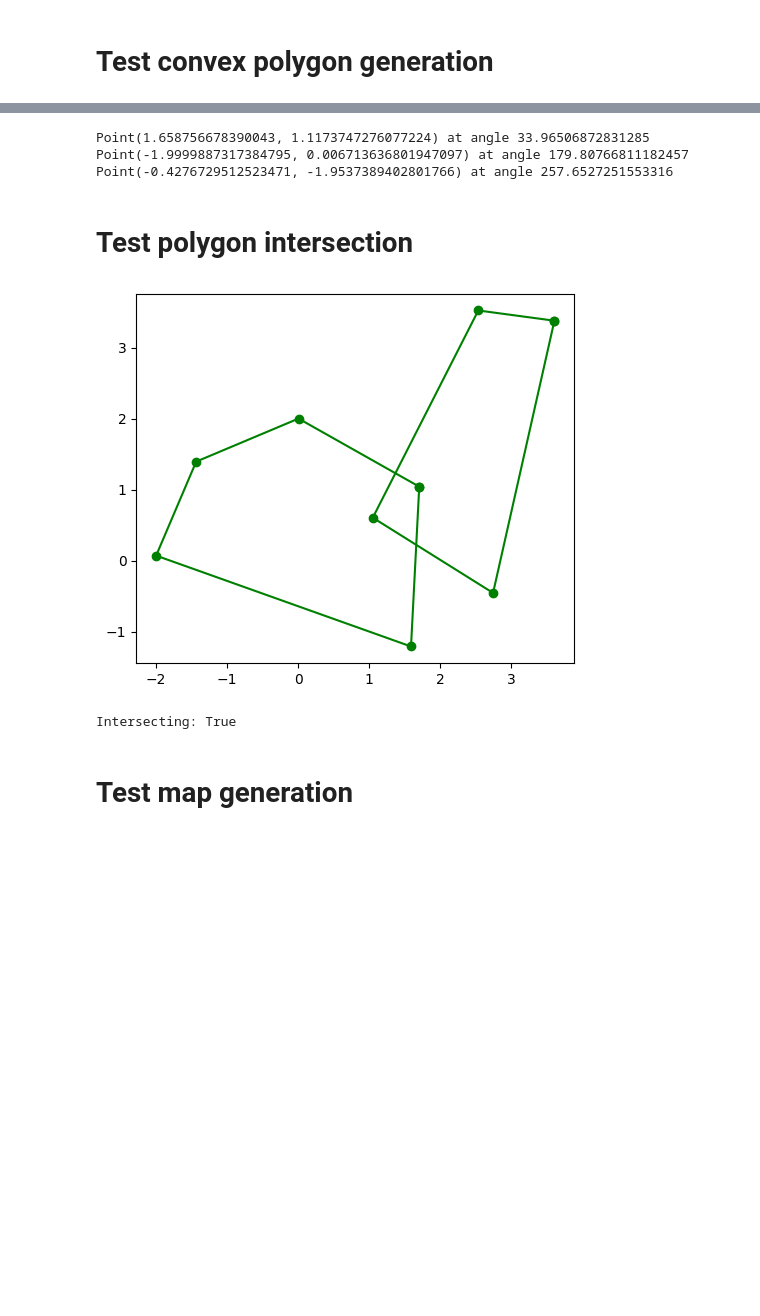
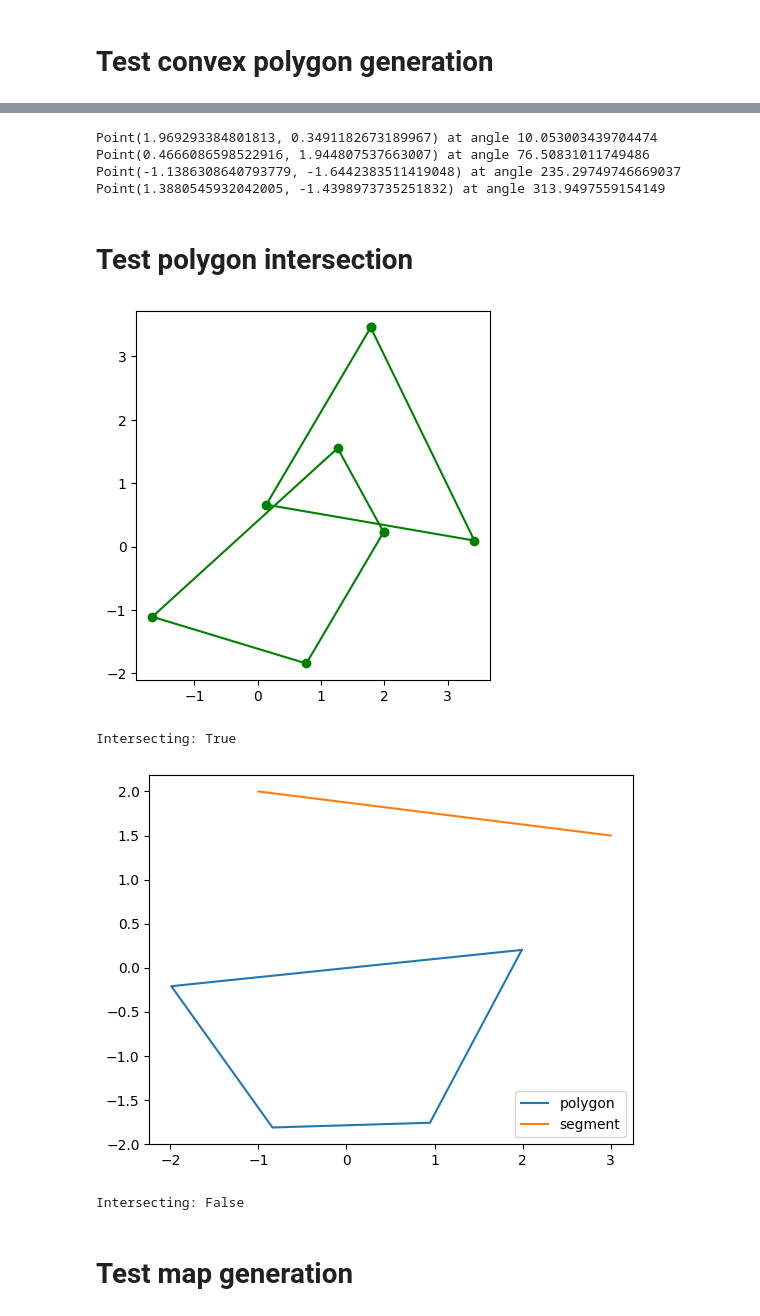
Before and after one commit to ggldnl/Path-Planning-Visualizer, a Jupyter notebook: notebooks/map_generation.ipynb, the cells around one changed output, grey strips where cells are left out. Cells and saved outputs as stored; diff of their text form; code cells hidden in the pictures; blank space fills up the shorter version.

Commit message:
explored intersection with segments

```diff
--- a/notebooks/map_generation.ipynb
+++ b/notebooks/map_generation.ipynb
@@ -26,6 +26,18 @@ class Segment:
     def __init__(self, start, end):
         self.start = start
         self.end = end
+
+    def normal(self):
+        # Calculate the normal vector of the segment
+        return Point(-(self.end.y - self.start.y), self.end.x - self.start.x)
+
+    def project(self, axis):
+        # Project the segment onto an axis and return the min and max values
+        min_proj = min(self.start.x * axis.x + self.start.y * axis.y,
+                       self.end.x * axis.x + self.end.y * axis.y)
+        max_proj = max(self.start.x * axis.x + self.start.y * axis.y,
+                       self.end.x * axis.x + self.end.y * axis.y)
+        return min_proj, max_proj
 
 class Polygon:
 
@@ -144,7 +156,7 @@ class Polygon:
         else:
             raise ValueError("Input must be a Polygon or a Line")
 
-        for edge in self.get_edges() + other.get_edges():
+        for edge in self.get_edges() + edges_other:
             axis = self.normal(edge)
             min1, max1 = self.project(axis)
             min2, max2 = other.project(axis)
@@ -263,9 +275,10 @@ for point in p.points:
 
     print(f'Point({point.x}, {point.y}) at angle {theta % 360}')
 # %% [output]
-Point(1.658756678390043, 1.1173747276077224) at angle 33.96506872831285
-Point(-1.9999887317384795, 0.006713636801947097) at angle 179.80766811182457
-Point(-0.4276729512523471, -1.9537389402801766) at angle 257.6527251553316
+Point(1.969293384801813, 0.3491182673189967) at angle 10.053003439704474
+Point(0.4666086598522916, 1.944807537663007) at angle 76.50831011749486
+Point(-1.1386308640793779, -1.6442383511419048) at angle 235.29749746669037
+Point(1.3880545932042005, -1.4398973735251832) at angle 313.9497559154149
 # %% [markdown]
 # Test polygon intersection
 # %%
@@ -277,8 +290,34 @@ p2.translate(random.random() * 3, random.random() * 3)
 visualize_ploygons([p1, p2], visualize_circumference=False, legend=False)
 print(f'Intersecting: {p1.intersects(p2)}')
 # %% [output]
-[figure, old version]
+[figure, new version]
 Intersecting: True
+# %%
+p1 = Polygon.generate_random_polygon(5, 2, merge_near_points=1)
+s1 = Segment(Point(-1, 2), Point(3, 1.5))
+
+p1_x = [p.x for p in p1.points] + [p1.points[0].x]
+p1_y = [p.y for p in p1.points] + [p1.points[0].y]
+
+s1_x = [s1.start.x, s1.end.x]
+s1_y = [s1.start.y, s1.end.y]
+
+fig, ax = plt.subplots()
+
+# Plot the polygon
+ax.plot(p1_x, p1_y, label='polygon')
+
+# Plot the segment
+ax.plot(s1_x, s1_y, label='segment')
+
+ax.legend()
+ax.set_aspect(1)
+plt.show()
+
+print(f'Intersecting: {p1.intersects(s1)}')
+# %% [output]
+[figure, added]
+Intersecting: False
 # %% [markdown]
 # Test map generation
 # %%
```
Also changed, not shown: parts of 4 cells of this notebook.
